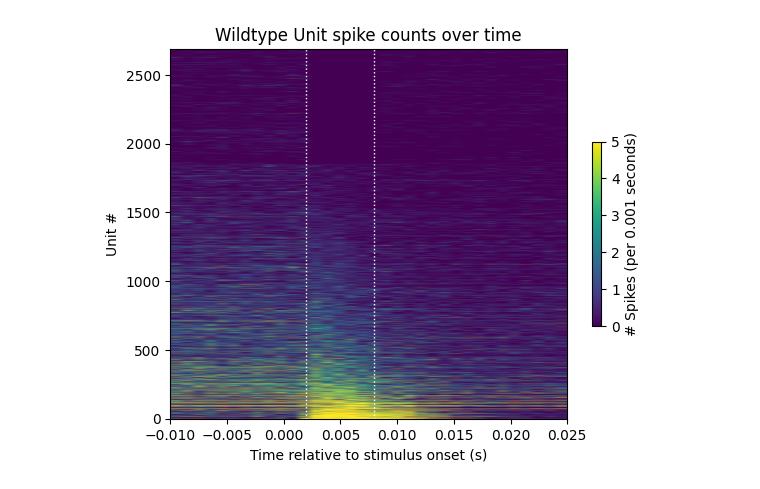
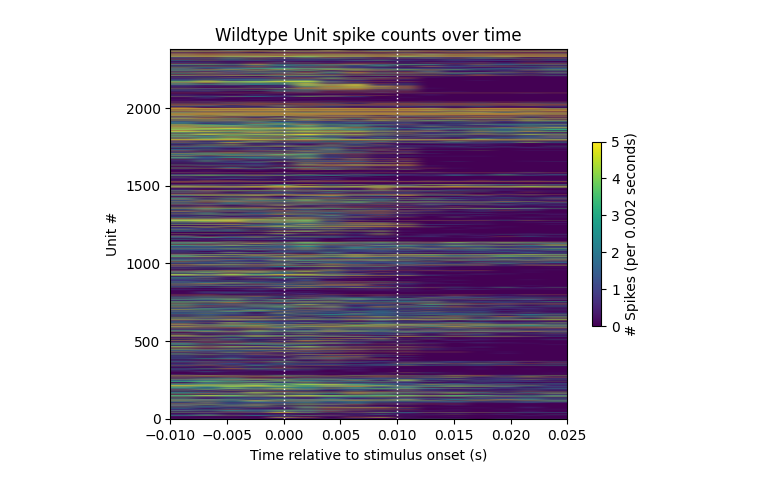
Before and after one commit to aghatpande/HIPPIE, a Jupyter notebook: test_opto_stim.ipynb, the cells around one changed output. Drawn from its saved outputs; the diff is of its cells as text; code cells hidden in the pictures.

```diff
--- a/test_opto_stim.ipynb
+++ b/test_opto_stim.ipynb
@@ -48,4 +50,4 @@ array(['half-period of a cosine wave', 'a single square pulse',
 # %%
-#stim_times = stim_df['start_time'][stim_df['condition'] == 'Each pulse is 10 ms wide'].to_numpy()
-stim_times = stim_df['start_time'][stim_df['condition'] == 'a single square pulse'].to_numpy()
-len(stim_times)
+stim_duration = 0.01  # 1s of 10 ms pulses
+stim_times = stim_df['start_time'][stim_df['condition'] == 'Each pulse is 10 ms wide'].to_numpy()
+#stim_times = stim_df['start_time'][stim_df['condition'] == 'a single square pulse'].to_numpy() - use for example visual coding dataset
@@ -133,0 +75,32 @@ spike_counts, spike_matrix, bin_edges, bl_start, bl_end, stim_start, stim_end =
+# %%
+channel_id_to_local_index = {}
+for i in range(len(nwbfile.electrodes)):
+    channel_id_to_local_index[nwbfile.electrodes['id'][i]] = nwbfile.electrodes['local_index'][i]
+
+peak_waveforms = []
+for index in range(len(units)):
+    unit_mean_waveform = units['waveform_mean'][index]
+    units_channel_id = units['peak_channel_id'][index]
+    local_index = channel_id_to_local_index[units_channel_id]
+    peak_waveform = unit_mean_waveform[local_index]
+
+    peak_waveforms.append(peak_waveform)
+
+
+peak_channel_waveforms = np.array(peak_waveforms).T
+# these will be the same for each unit in this experiment, so we can index the first unit to define these values
+Hz = nwbfile.devices['probeB'].sampling_rate
+n_secs = peak_waveform.shape[0] / Hz
+
+fig, ax = plt.subplots()
+
+n_secs = len(peak_channel_waveforms[:,0]) / Hz
+time_axis = np.linspace(0, n_secs * 1000, len(peak_channel_waveforms[:,0]))
+
+ax.plot(time_axis, peak_channel_waveforms[:, :50], color='k', alpha=0.1)
+
+ax.set_xlabel("time (ms)")
+ax.set_ylabel("spike amplitude (uV)")
+ax.set_title("Unit Peak Waveform", fontsize=20)
+
+plt.show()
@@ -156,17 +188,14 @@ def show_counts(counts_array, bin_edges, figax=None, stim_bounds=[], title="", c
 # %%
 fig, axes = plt.subplots(1,1)
 
-unit_response_means = np.mean(spike_counts[:, stim_start:stim_end], axis=1)
-sorted_respons_idxs = np.argsort(unit_response_means)
-sorted_sst_spike_counts = np.take(spike_counts, sorted_respons_idxs, axis=0)
 
-show_counts(sorted_sst_spike_counts,
+show_counts(spike_counts,
             bin_edges,
             figax = (fig, axes),
-            stim_bounds=[censor_period, stim_duration-censor_period],
+            stim_bounds=[0, stim_duration],
             title="Wildtype Unit spike counts over time",
             c_label=f"# Spikes (per {time_resolution} seconds)",
             vmin=0,
             vmax=5)
 # %% [output]
-[figure, old version]
+[figure, new version]
```
Also changed, not shown: parts of 21 cells of this notebook.
